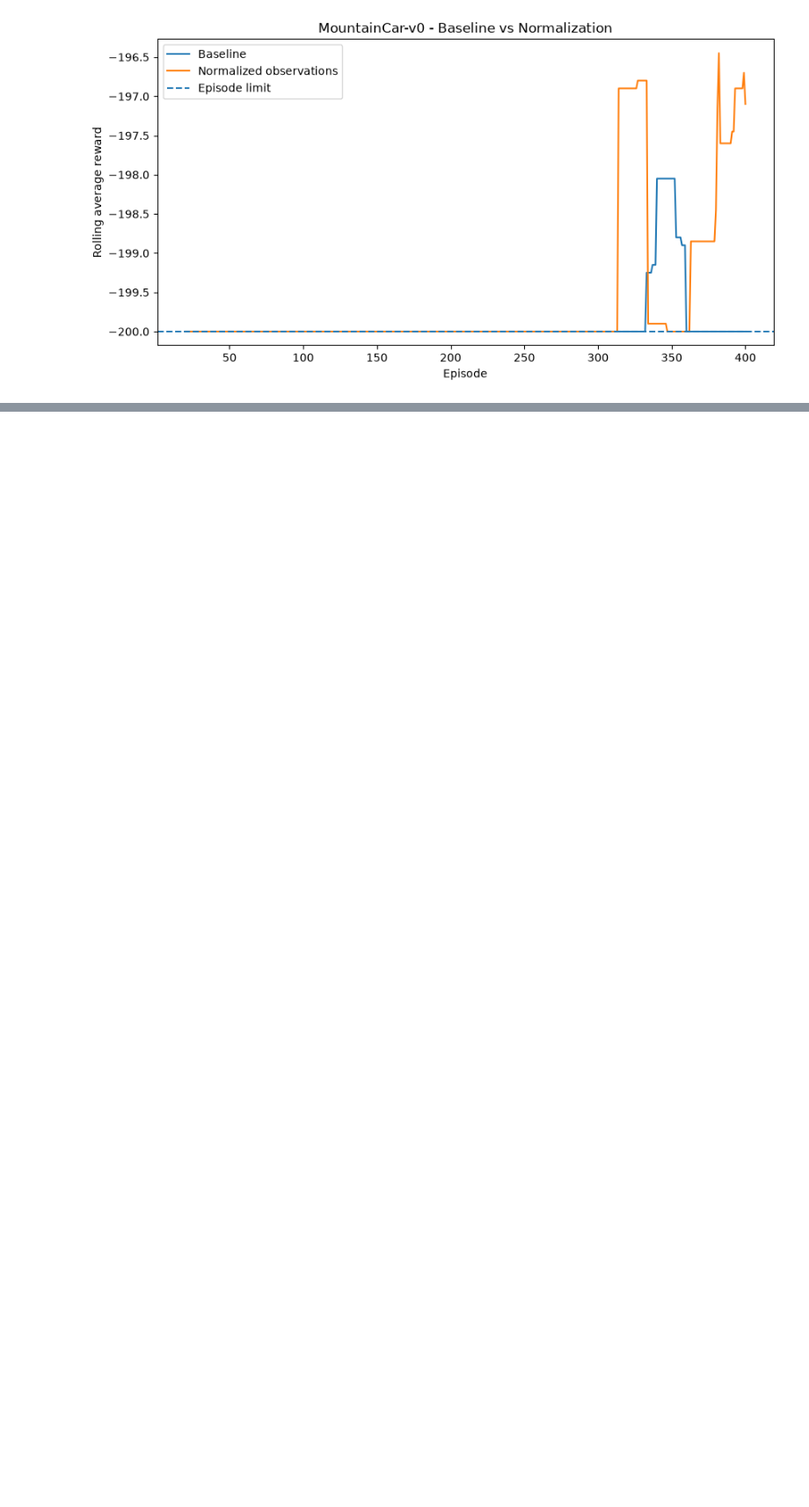
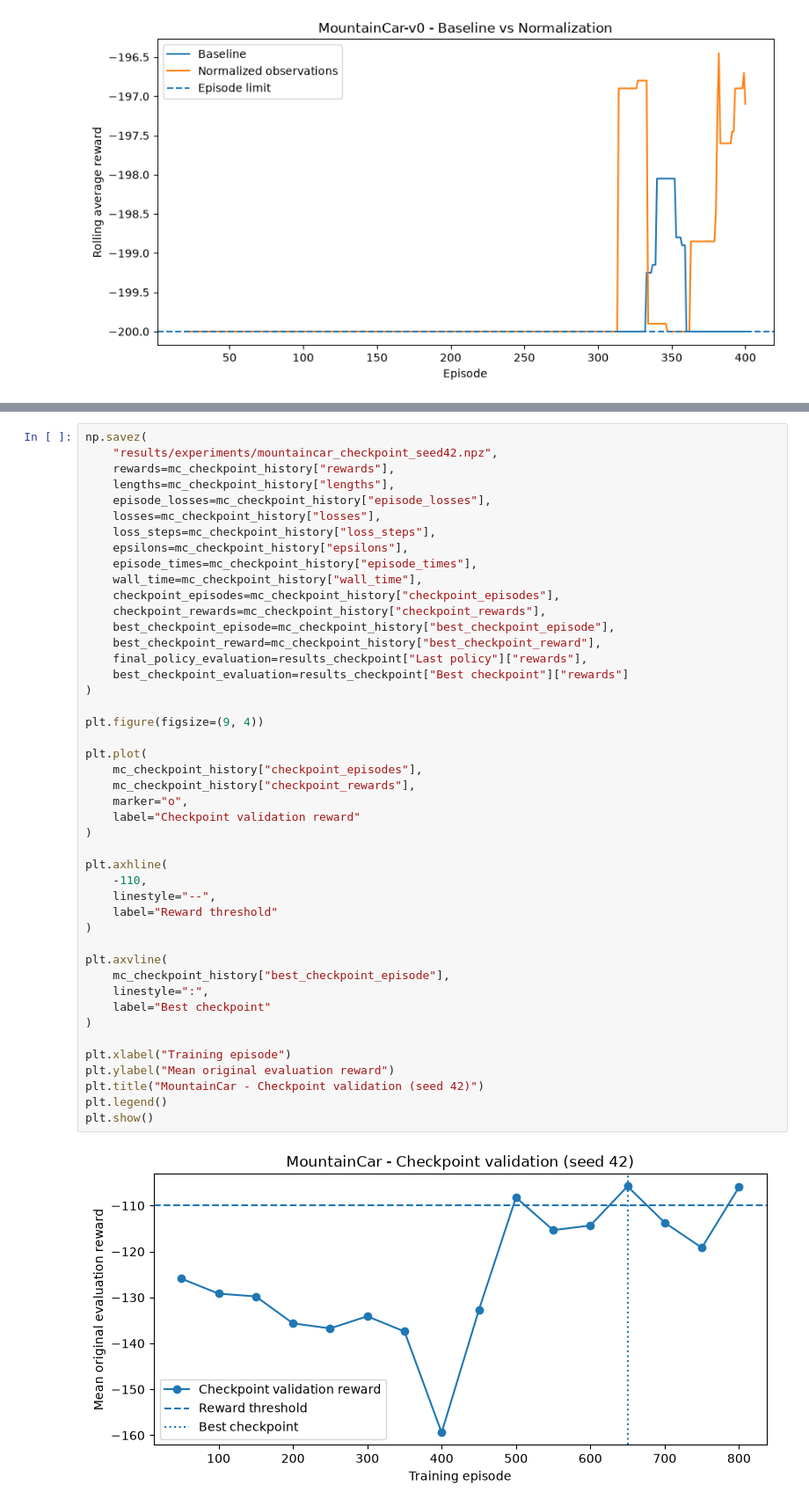
Before and after one commit to joaco1212004/TP2_DQN_DiCola, a Jupyter notebook: tp2.ipynb, the cells around one changed output, grey strips where cells are left out. Shown at 88% size. Cells and saved outputs as stored; diff of their text form; blank space fills up the shorter version.

```diff
--- a/tp2.ipynb
+++ b/tp2.ipynb
@@ -1976,0 +2479,47 @@ plt.show()
+# %%
+np.savez(
+    "results/experiments/mountaincar_checkpoint_seed42.npz",
+    rewards=mc_checkpoint_history["rewards"],
+    lengths=mc_checkpoint_history["lengths"],
+    episode_losses=mc_checkpoint_history["episode_losses"],
+    losses=mc_checkpoint_history["losses"],
+    loss_steps=mc_checkpoint_history["loss_steps"],
+    epsilons=mc_checkpoint_history["epsilons"],
+    episode_times=mc_checkpoint_history["episode_times"],
+    wall_time=mc_checkpoint_history["wall_time"],
+    checkpoint_episodes=mc_checkpoint_history["checkpoint_episodes"],
+    checkpoint_rewards=mc_checkpoint_history["checkpoint_rewards"],
+    best_checkpoint_episode=mc_checkpoint_history["best_checkpoint_episode"],
+    best_checkpoint_reward=mc_checkpoint_history["best_checkpoint_reward"],
+    final_policy_evaluation=results_checkpoint["Last policy"]["rewards"],
+    best_checkpoint_evaluation=results_checkpoint["Best checkpoint"]["rewards"]
+)
+
+plt.figure(figsize=(9, 4))
+
+plt.plot(
+    mc_checkpoint_history["checkpoint_episodes"],
+    mc_checkpoint_history["checkpoint_rewards"],
+    marker="o",
+    label="Checkpoint validation reward"
+)
+
+plt.axhline(
+    -110,
+    linestyle="--",
+    label="Reward threshold"
+)
+
+plt.axvline(
+    mc_checkpoint_history["best_checkpoint_episode"],
+    linestyle=":",
+    label="Best checkpoint"
+)
+
+plt.xlabel("Training episode")
+plt.ylabel("Mean original evaluation reward")
+plt.title("MountainCar - Checkpoint validation (seed 42)")
+plt.legend()
+plt.show()
+# %% [output]
+[figure, added]
```
Also changed, not shown: parts of 35 cells of this notebook, 45 other files.
